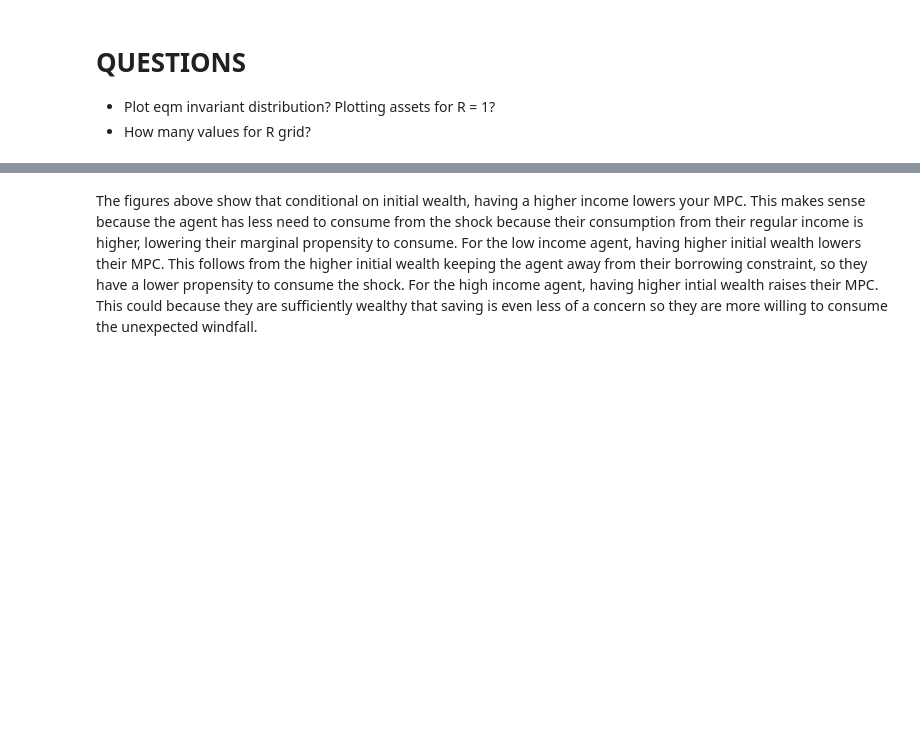
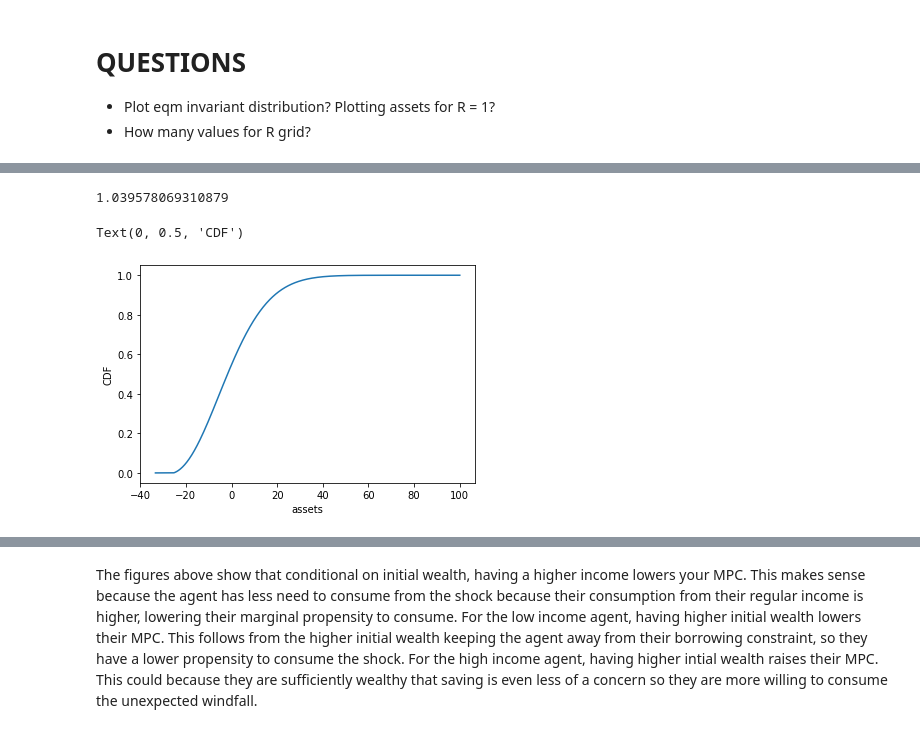
Before and after one commit to mayalroy/ECON_2010C_Q2_PS3, a Jupyter notebook: PS3.ipynb, the cells around one changed output, grey strips where cells are left out. Cells and saved outputs as stored; diff of their text form; code cells hidden in the pictures; blank space fills up the shorter version.

```diff
--- a/PS3.ipynb
+++ b/PS3.ipynb
@@ -333,0 +461,15 @@ R_grid = np.linspace(1,1/β, num=nR)
+# %%
+# Function that takes in R -> a_policy -> T_R -> μ -> A
+def A_R_a(R, param=param_base):
+    r = R-1
+    # set NBC
+    amin = -1/0.03
+    Va, a_policy, c_policy, param = backward_a(param={**param, 'r': r, 'amin': amin}) # get a_policy
+        # calls Aiyagari version
+    ma_grid_r = param['ma_grid']
+    T = make_T(a_policy=a_policy, Π= Π, ma_grid=ma_grid_r)
+    T_R = T.T # transpose to get transition operator
+    μ = get_mu(T_R) # get stationary distribution
+    A = agg_A(μ, ma_grid=ma_grid_r)
+
+    return A
@@ -333,0 +485,33 @@ R_grid = np.linspace(1,1/β, num=nR)
+# %%
+# function to find market-clearing R
+def find_R_a(param=param_base):
+    R_star = opt.brentq(A_R_a, 1, 1/β)
+    return R_star
+
+R_eqm = find_R_a()
+R_eqm
+# %% [output]
+1.039578069310879
+# %%
+# Plotting equilibrium invariant distribution
+
+r_eqm = R_eqm-1
+amin_eqm = -1/0.03
+Va_eqm, a_policy_eqm, c_policy_eqm, param_eqm = backward(param={**param, 'r': r_eqm, 'amin': amin_eqm})
+ma_grid_r_eqm = param_eqm['ma_grid']
+T_eqm = make_T(a_policy=a_policy_eqm, Π= Π, ma_grid=ma_grid_r_eqm)
+T_R_eqm = T_eqm.T # transpose to get transition operator
+μ_eqm = get_mu(T_R_eqm) # get stationary distribution
+
+a_vals = np.append(ma_grid_r_eqm[0], ma_grid_r_eqm[0]) # (ns*na)x1 vector showing a values for μ_eqm
+a_dist = []
+for a in ma_grid_r_eqm[0]: # iterate over a bins
+    a_dist.append(μ_eqm[a_vals == a].sum())
+# for each asset grid value, sum pop share across income states
+a_CDF = np.cumsum(a_dist)
+plt.plot(ma_grid_r_eqm[0], a_CDF)
+plt.xlabel('assets')
+plt.ylabel('CDF')
+# %% [output]
+Text(0, 0.5, 'CDF')
+[figure, added]
```
Also changed, not shown: parts of 23 cells of this notebook.
